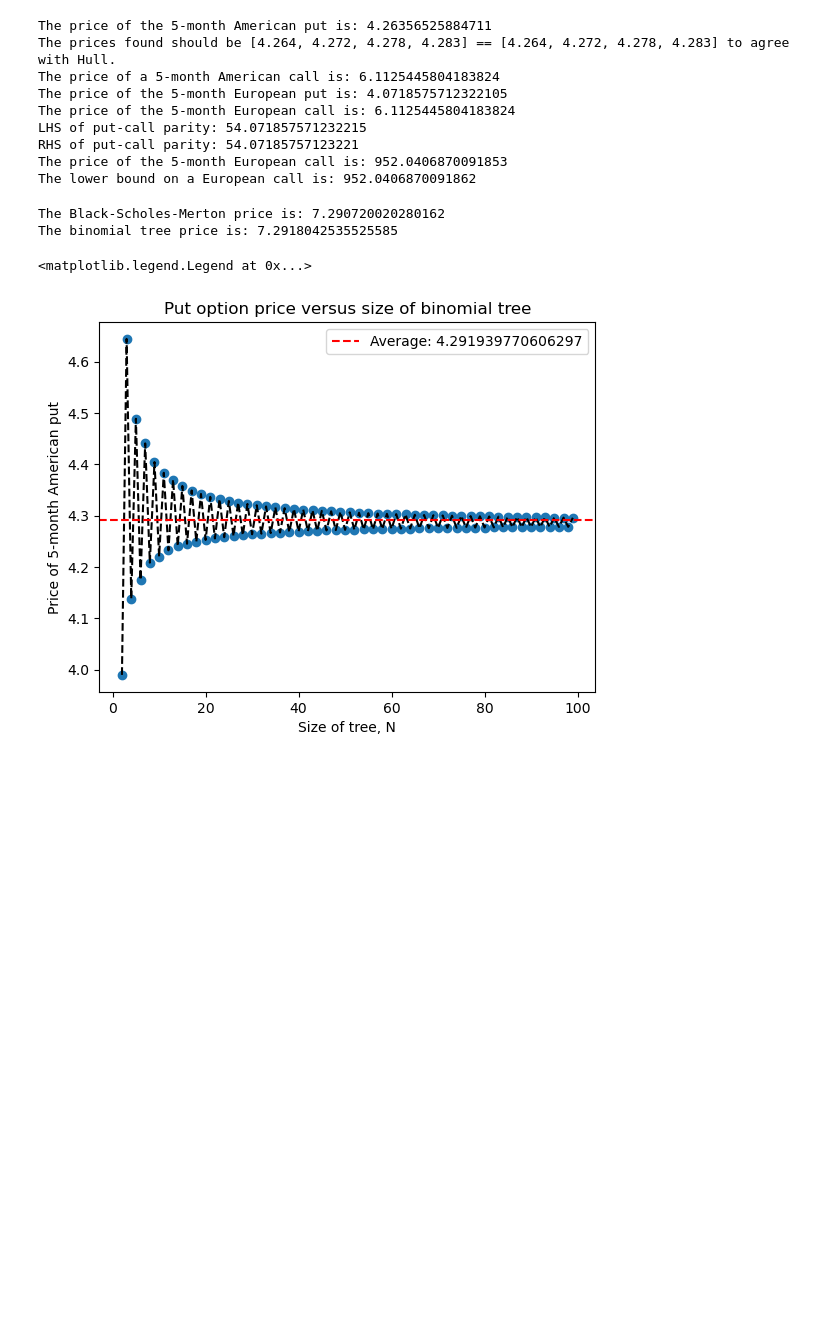
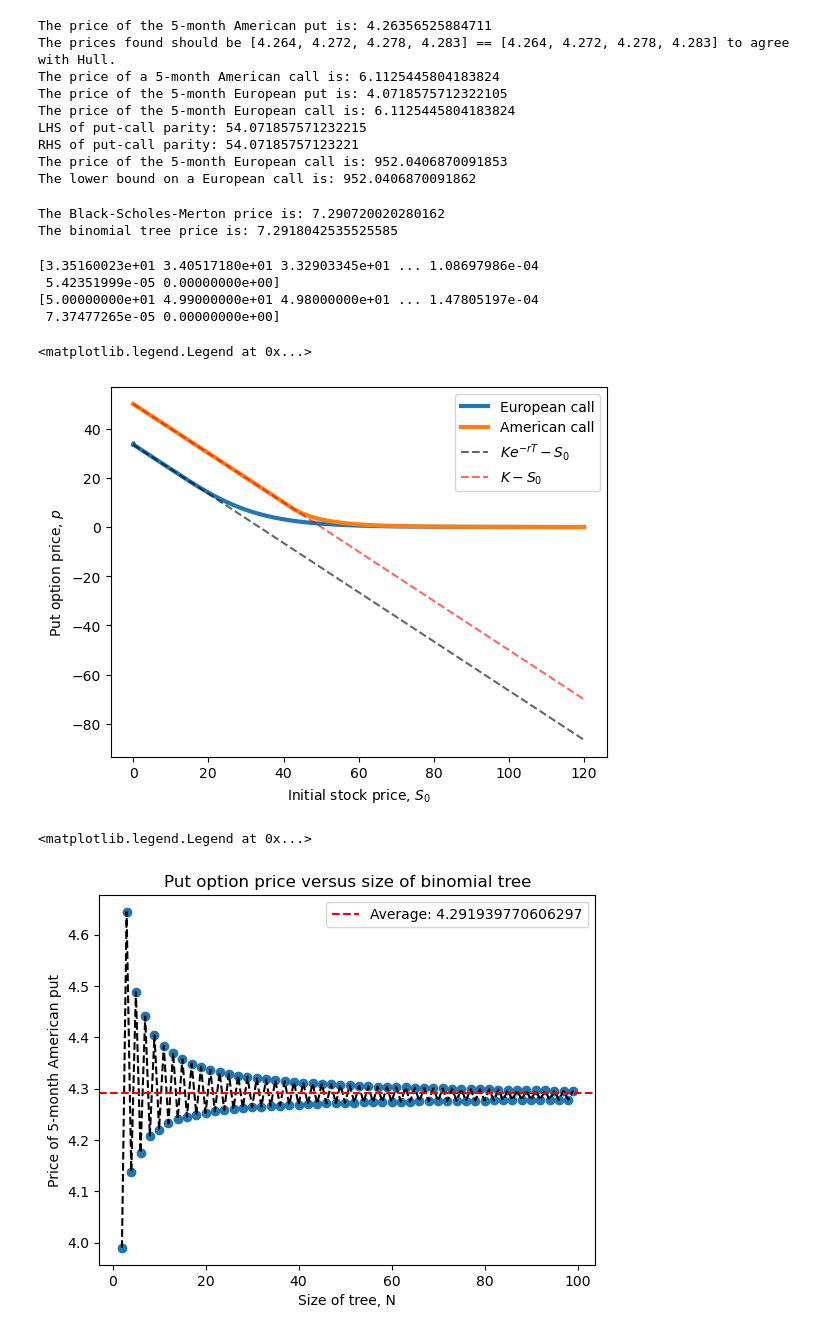
Before and after one commit to SyuW/OptionsPricing, a Jupyter notebook: pricing.ipynb, the cells around one changed output. Cells and saved outputs as stored; diff of their text form; code cells hidden in the pictures; blank space fills up the shorter version.

Commit message:
compare american vs european put using finite differences

```diff
--- a/pricing.ipynb
+++ b/pricing.ipynb
@@ -254,3 +236,38 @@ The binomial tree price is: 7.2918042535525585
+# %%
+# compare american vs european-style puts using finite differences pricer
+
+strike = 50
+interest_rate = 0.40
+maturity = 1.0
+
+init_stock_prices, european_sol = finiteDifferencesPricer(K=strike, r=interest_rate, sigma=0.40, q=0,
+                                                          S_max=120, M=1200, T=maturity, N=1200,
+                                                          type="put", style="european")
+_, american_sol = finiteDifferencesPricer(K=strike, r=interest_rate, sigma=0.40, q=0,
+                                          S_max=120, M=1200, T=maturity, N=1200,
+                                          type="put", style="american")
+
+print(european_sol)
+print(american_sol)
+
+# plt.xlim(left=0)
+# plt.ylim(bottom=0)
+plt.xlabel(r"Initial stock price, $S_0$")
+plt.ylabel(r"Put option price, $p$")
+plt.plot(init_stock_prices, european_sol, linewidth=3, label="European call")
+plt.plot(init_stock_prices, american_sol, linewidth=3, label="American call")
+plt.plot(init_stock_prices, strike * exp(-interest_rate * maturity) - init_stock_prices,
+         linestyle="--", alpha=0.6, color="black", label=r"$Ke^{-rT}-S_0$")
+plt.plot(init_stock_prices, strike - init_stock_prices,
+         linestyle="--", alpha=0.6, color="red", label=r"$K-S_0$")
+plt.legend()
+# %% [output]
+[3.35160023e+01 3.40517180e+01 3.32903345e+01 ... 1.08697986e-04
+ 5.42351999e-05 0.00000000e+00]
+[5.00000000e+01 4.99000000e+01 4.98000000e+01 ... 1.47805197e-04
+ 7.37477265e-05 0.00000000e+00]
+<matplotlib.legend.Legend at 0x...>
+[figure, added]
 # %%
 option_prices = []
 for N in range(2, 100):
```
Also changed, not shown: parts of 3 cells of this notebook.
